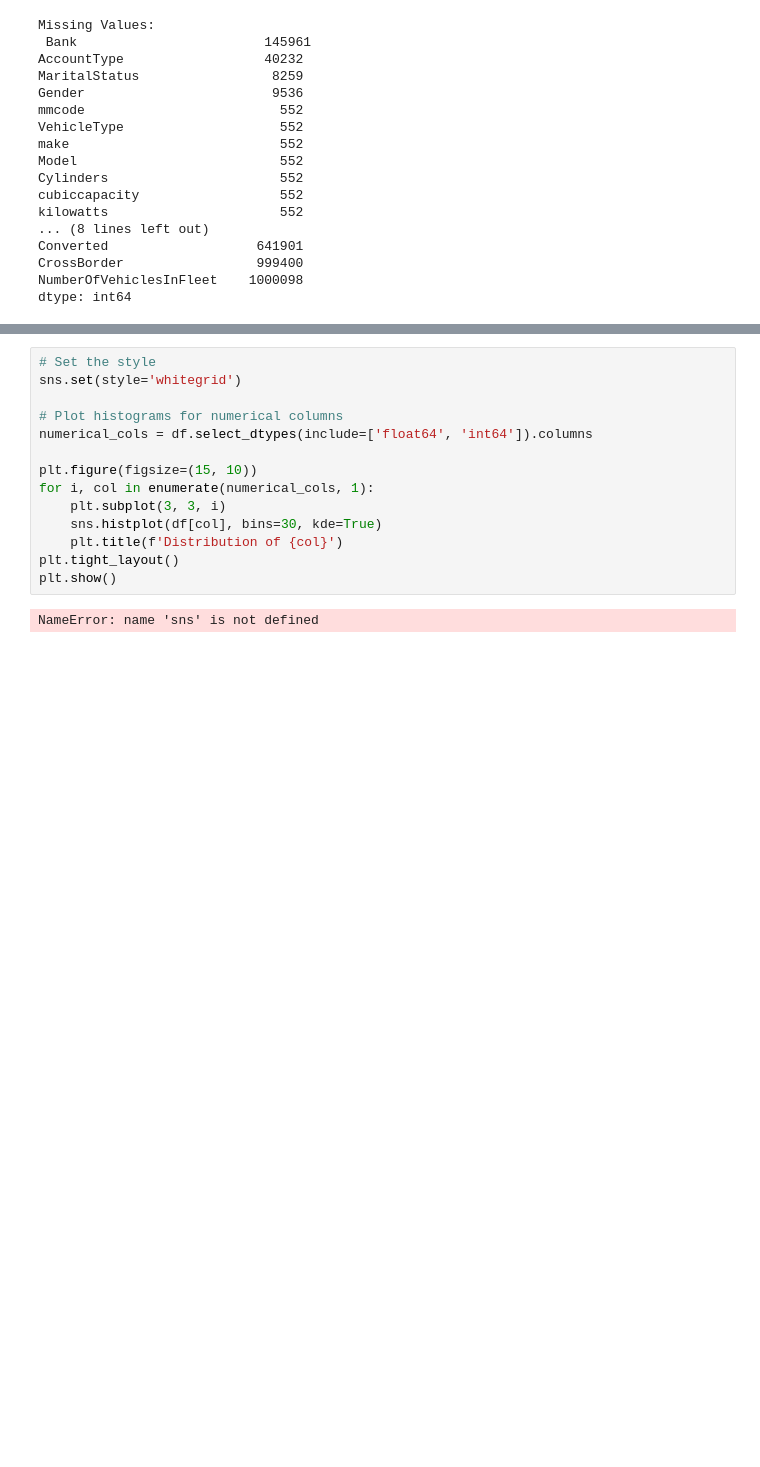
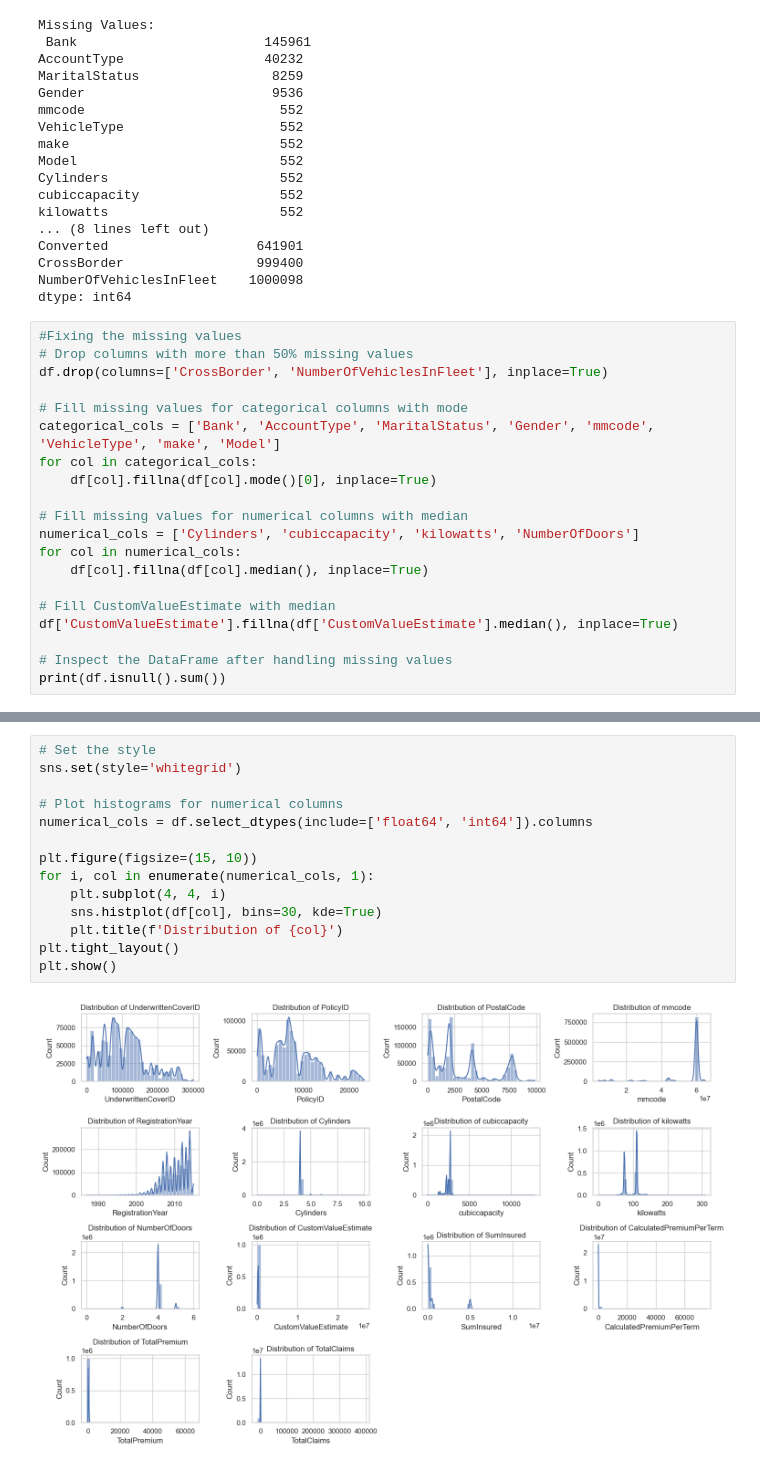
Before and after one commit to jackEBG/week3, a Jupyter notebook: notebooks/data_analysis.ipynb, the cells around one changed output, grey strips where cells are left out. Drawn from its saved outputs; the diff is of its cells as text; blank space fills up the shorter version.

```diff
--- a/notebooks/data_analysis.ipynb
+++ b/notebooks/data_analysis.ipynb
@@ -137,3 +135,23 @@ Converted                   641901
 CrossBorder                 999400
 NumberOfVehiclesInFleet    1000098
 dtype: int64
+# %%
+#Fixing the missing values
+# Drop columns with more than 50% missing values
+df.drop(columns=['CrossBorder', 'NumberOfVehiclesInFleet'], inplace=True)
+
+# Fill missing values for categorical columns with mode
+categorical_cols = ['Bank', 'AccountType', 'MaritalStatus', 'Gender', 'mmcode', 'VehicleType', 'make', 'Model']
+for col in categorical_cols:
+    df[col].fillna(df[col].mode()[0], inplace=True)
+
+# Fill missing values for numerical columns with median
+numerical_cols = ['Cylinders', 'cubiccapacity', 'kilowatts', 'NumberOfDoors']
+for col in numerical_cols:
+    df[col].fillna(df[col].median(), inplace=True)
+
+# Fill CustomValueEstimate with median
+df['CustomValueEstimate'].fillna(df['CustomValueEstimate'].median(), inplace=True)
+
+# Inspect the DataFrame after handling missing values
+print(df.isnull().sum())
@@ -140,16 +193,16 @@ dtype: int64
 # %%
 # Set the style
 sns.set(style='whitegrid')
 
 # Plot histograms for numerical columns
 numerical_cols = df.select_dtypes(include=['float64', 'int64']).columns
 
 plt.figure(figsize=(15, 10))
 for i, col in enumerate(numerical_cols, 1):
-    plt.subplot(3, 3, i)
+    plt.subplot(4, 4, i)
     sns.histplot(df[col], bins=30, kde=True)
     plt.title(f'Distribution of {col}')
 plt.tight_layout()
 plt.show()
 # %% [output]
-NameError: name 'sns' is not defined
+[figure, added]
```
Also changed, not shown: parts of 8 cells of this notebook.
